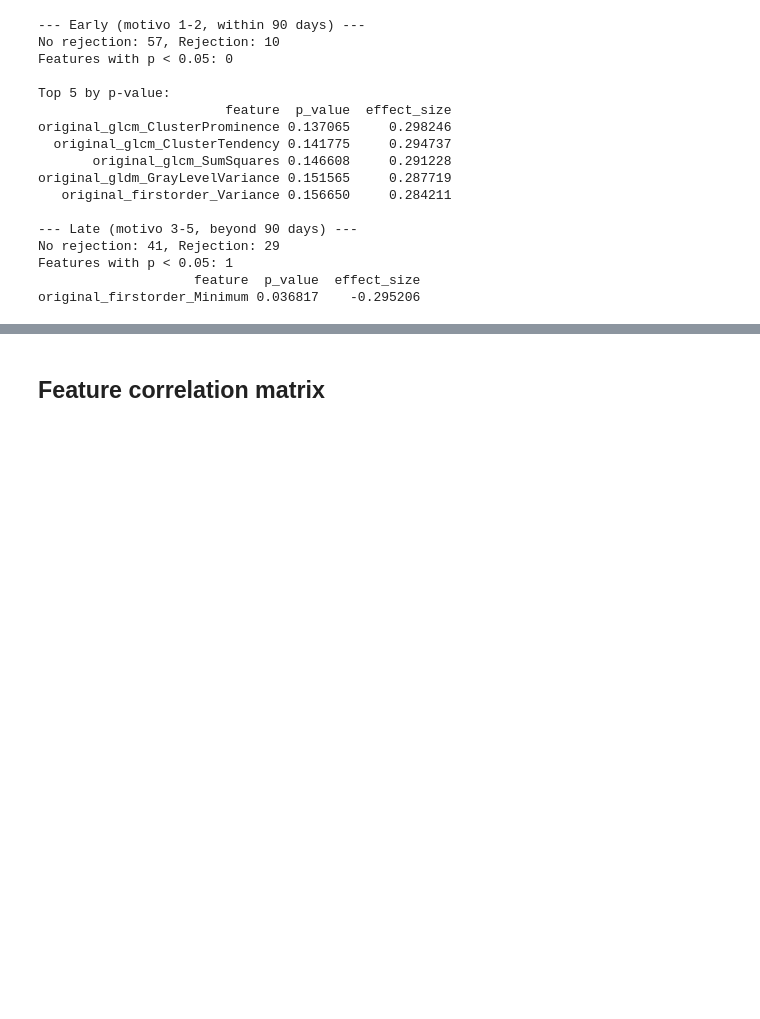
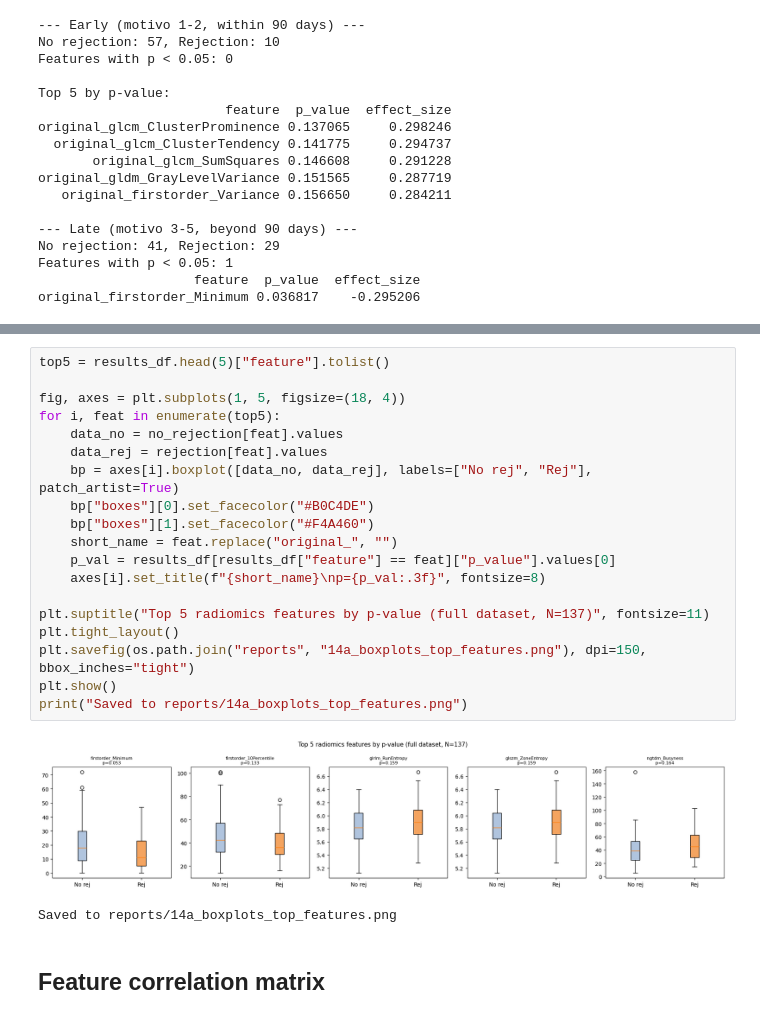
Before and after one commit to daniel-duhnev/pancreas-us-radiomics, a Jupyter notebook: analysis/14a_stats_radiomics_features.ipynb, the cells around one changed output, grey strips where cells are left out. Saved outputs shown, nothing was run; the diff lists cells and outputs as text; blank space fills up the shorter version.

```diff
--- a/analysis/14a_stats_radiomics_features.ipynb
+++ b/analysis/14a_stats_radiomics_features.ipynb
@@ -270,3 +274,25 @@ original_firstorder_Minimum 0.036817    -0.295206
+# %%
+top5 = results_df.head(5)["feature"].tolist()
+
+fig, axes = plt.subplots(1, 5, figsize=(18, 4))
+for i, feat in enumerate(top5):
+    data_no = no_rejection[feat].values
+    data_rej = rejection[feat].values
+    bp = axes[i].boxplot([data_no, data_rej], labels=["No rej", "Rej"], patch_artist=True)
+    bp["boxes"][0].set_facecolor("#B0C4DE")
+    bp["boxes"][1].set_facecolor("#F4A460")
+    short_name = feat.replace("original_", "")
+    p_val = results_df[results_df["feature"] == feat]["p_value"].values[0]
+    axes[i].set_title(f"{short_name}\np={p_val:.3f}", fontsize=8)
+
+plt.suptitle("Top 5 radiomics features by p-value (full dataset, N=137)", fontsize=11)
+plt.tight_layout()
+plt.savefig(os.path.join("reports", "14a_boxplots_top_features.png"), dpi=150, bbox_inches="tight")
+plt.show()
+print("Saved to reports/14a_boxplots_top_features.png")
+# %% [output]
+[figure, added]
+Saved to reports/14a_boxplots_top_features.png
 # %% [markdown]
 ## Feature correlation matrix
 # %%
```
Also changed, not shown: parts of 1 cell of this notebook, 4 other files.
